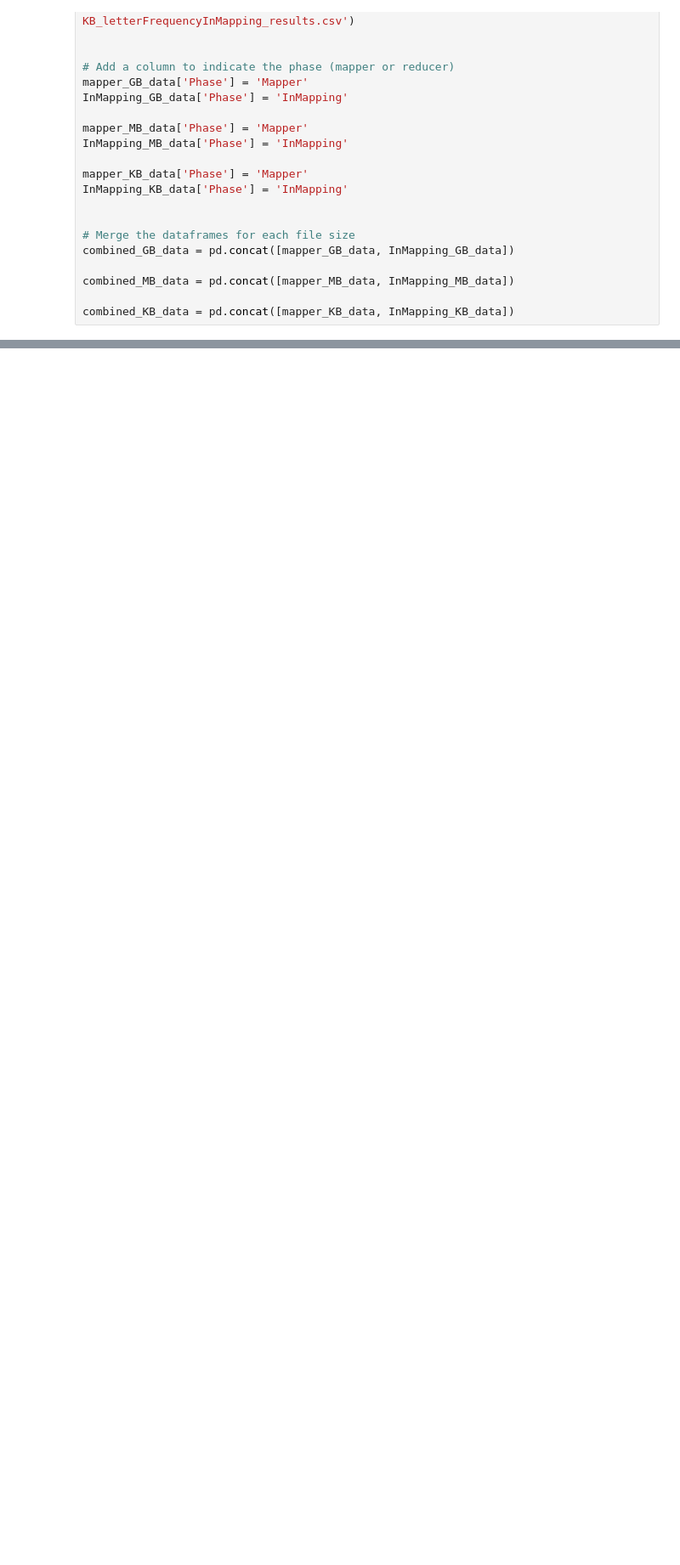
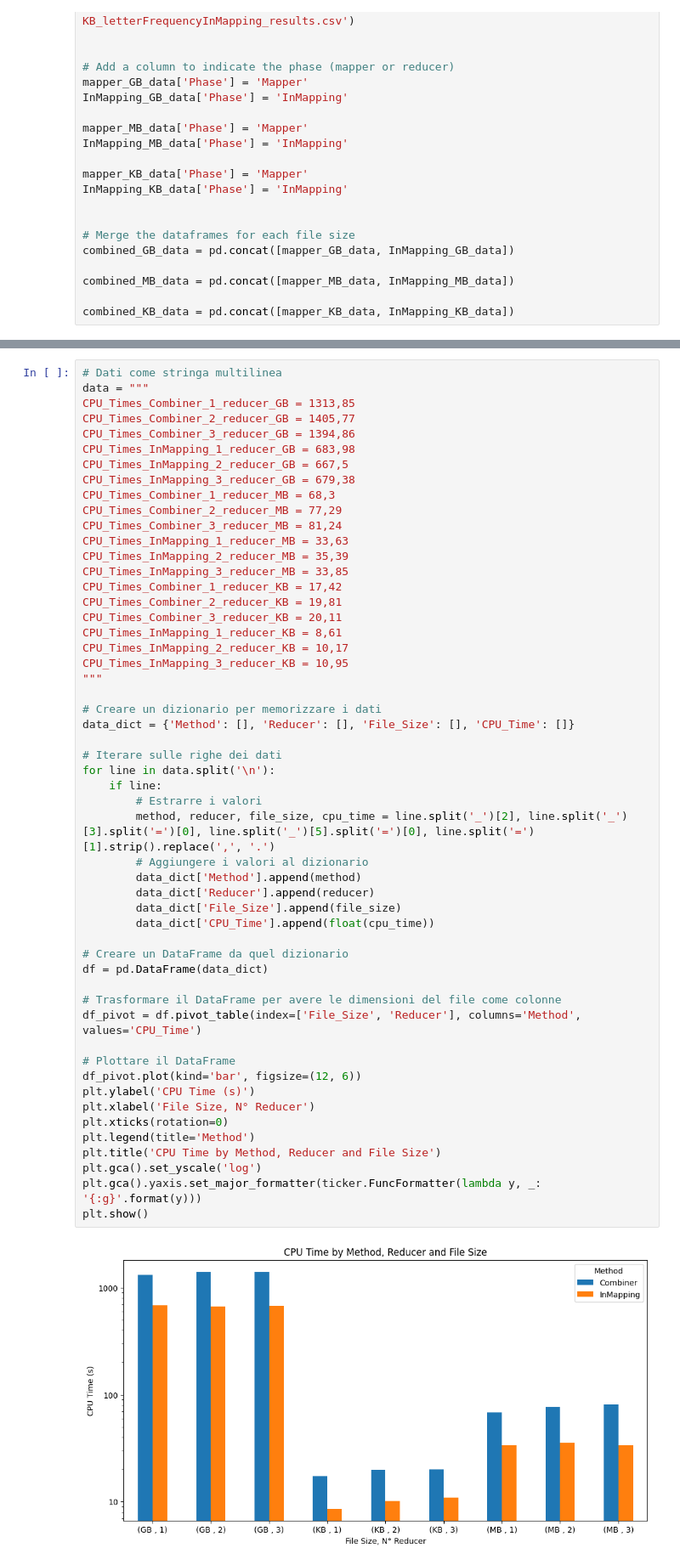
Before and after one commit to EmanueleRsp/MapReduce-Letter-Frequency, a Jupyter notebook: statistics/performance_result.ipynb, the cells around one changed output, grey strips where cells are left out. Shown at 85% size. Saved outputs shown, nothing was run; the diff lists cells and outputs as text; blank space fills up the shorter version.

```diff
--- a/statistics/performance_result.ipynb
+++ b/statistics/performance_result.ipynb
@@ -56,0 +90,55 @@ for df in df_collection:
+# %%
+# Dati come stringa multilinea
+data = """
+CPU_Times_Combiner_1_reducer_GB = 1313,85
+CPU_Times_Combiner_2_reducer_GB = 1405,77
+CPU_Times_Combiner_3_reducer_GB = 1394,86
+CPU_Times_InMapping_1_reducer_GB = 683,98
+CPU_Times_InMapping_2_reducer_GB = 667,5
+CPU_Times_InMapping_3_reducer_GB = 679,38
+CPU_Times_Combiner_1_reducer_MB = 68,3
+CPU_Times_Combiner_2_reducer_MB = 77,29
+CPU_Times_Combiner_3_reducer_MB = 81,24
+CPU_Times_InMapping_1_reducer_MB = 33,63
+CPU_Times_InMapping_2_reducer_MB = 35,39
+CPU_Times_InMapping_3_reducer_MB = 33,85
+CPU_Times_Combiner_1_reducer_KB = 17,42
+CPU_Times_Combiner_2_reducer_KB = 19,81
+CPU_Times_Combiner_3_reducer_KB = 20,11
+CPU_Times_InMapping_1_reducer_KB = 8,61
+CPU_Times_InMapping_2_reducer_KB = 10,17
+CPU_Times_InMapping_3_reducer_KB = 10,95
+"""
+
+# Creare un dizionario per memorizzare i dati
+data_dict = {'Method': [], 'Reducer': [], 'File_Size': [], 'CPU_Time': []}
+
+# Iterare sulle righe dei dati
+for line in data.split('\n'):
+    if line:
+        # Estrarre i valori
+        method, reducer, file_size, cpu_time = line.split('_')[2], line.split('_')[3].split('=')[0], line.split('_')[5].split('=')[0], line.split('=')[1].strip().replace(',', '.')
+        # Aggiungere i valori al dizionario
+        data_dict['Method'].append(method)
+        data_dict['Reducer'].append(reducer)
+        data_dict['File_Size'].append(file_size)
+        data_dict['CPU_Time'].append(float(cpu_time))
+
+# Creare un DataFrame da quel dizionario
+df = pd.DataFrame(data_dict)
+
+# Trasformare il DataFrame per avere le dimensioni del file come colonne
+df_pivot = df.pivot_table(index=['File_Size', 'Reducer'], columns='Method', values='CPU_Time')
+
+# Plottare il DataFrame
+df_pivot.plot(kind='bar', figsize=(12, 6))
+plt.ylabel('CPU Time (s)')
+plt.xlabel('File Size, N° Reducer')
+plt.xticks(rotation=0)
+plt.legend(title='Method')
+plt.title('CPU Time by Method, Reducer and File Size')
+plt.gca().set_yscale('log')
+plt.gca().yaxis.set_major_formatter(ticker.FuncFormatter(lambda y, _: '{:g}'.format(y)))
+plt.show()
+# %% [output]
+[figure, added]
```
Also changed, not shown: parts of 3 cells of this notebook.
